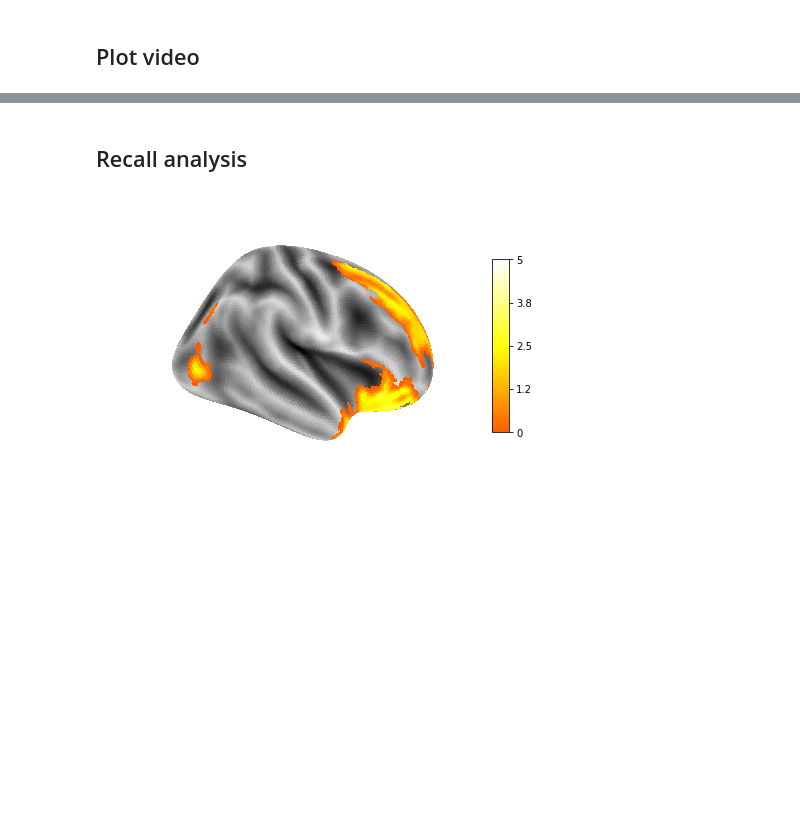
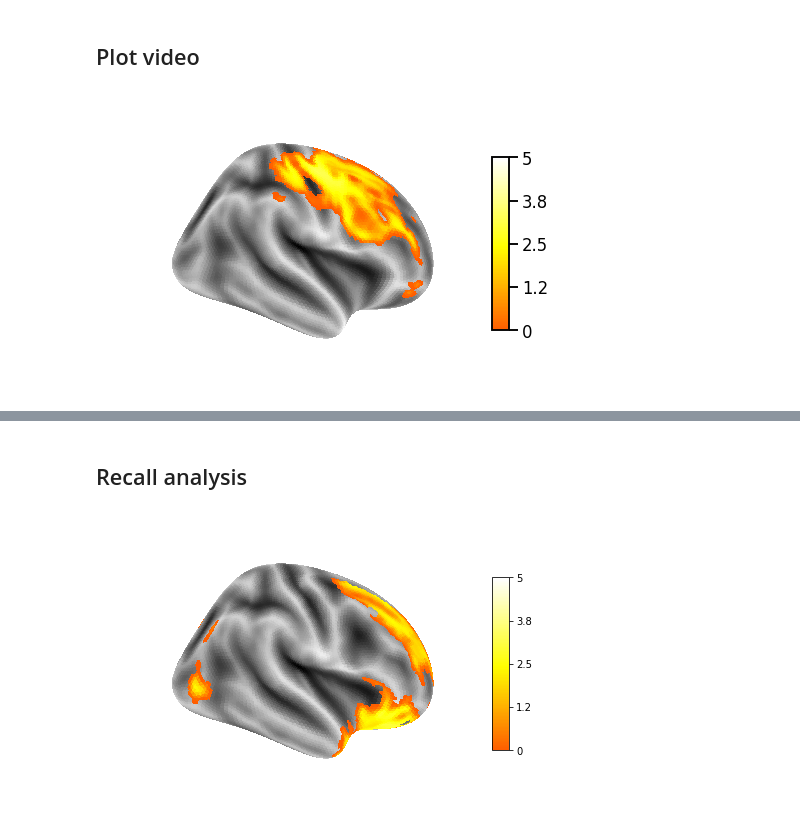
Before and after one commit to ContextLab/sherlock-topic-model-paper, a Jupyter notebook: code/notebooks/main/brains.ipynb, the cells around one changed output, grey strips where cells are left out. Saved outputs shown, nothing was run; the diff lists cells and outputs as text; code cells hidden in the pictures; blank space fills up the shorter version.

```diff
--- a/code/notebooks/main/brains.ipynb
+++ b/code/notebooks/main/brains.ipynb
@@ -168,3 +125,9 @@ import matplotlib.pyplot as plt
+# %%
+plotting.plot_surf_stat_map(fsaverage.infl_right, texture_pr, hemi='right',
+                             bg_map=fsaverage.sulc_right, cmap=brain_cmap, threshold=.01, vmax=5)
+plt.show()
+# %% [output]
+[figure, added]
 # %%
 plotting.plot_surf_stat_map(fsaverage.infl_right, texture_pr, hemi='right',
                              bg_map=fsaverage.sulc_right, cmap=brain_cmap, threshold=.01, vmax=5)
```
Also changed, not shown: parts of 30 cells of this notebook.
